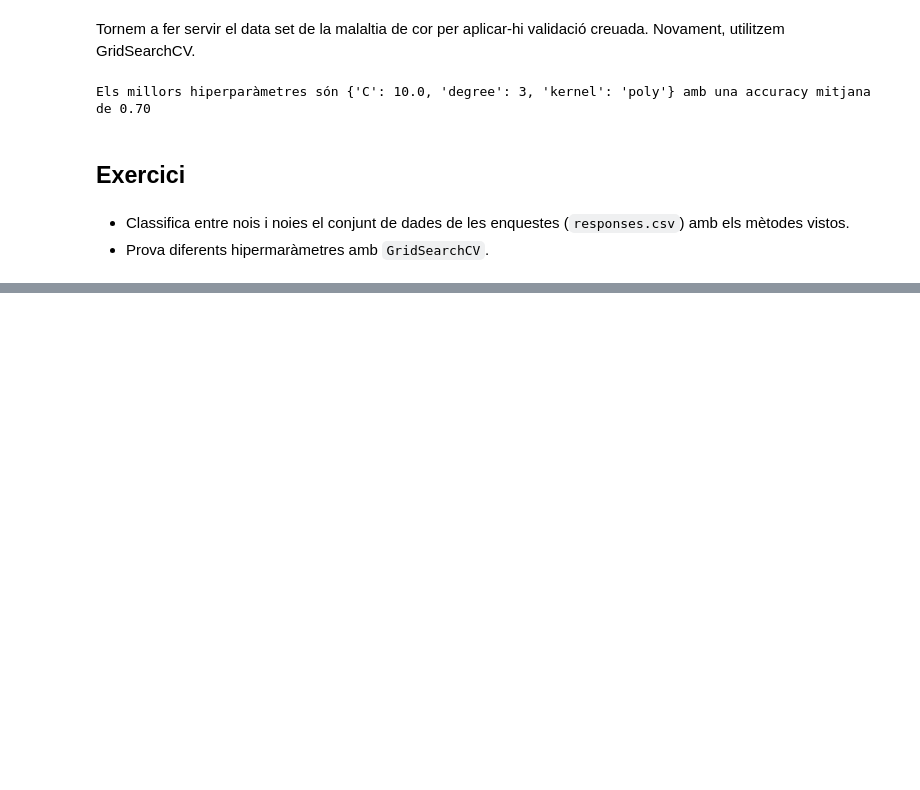
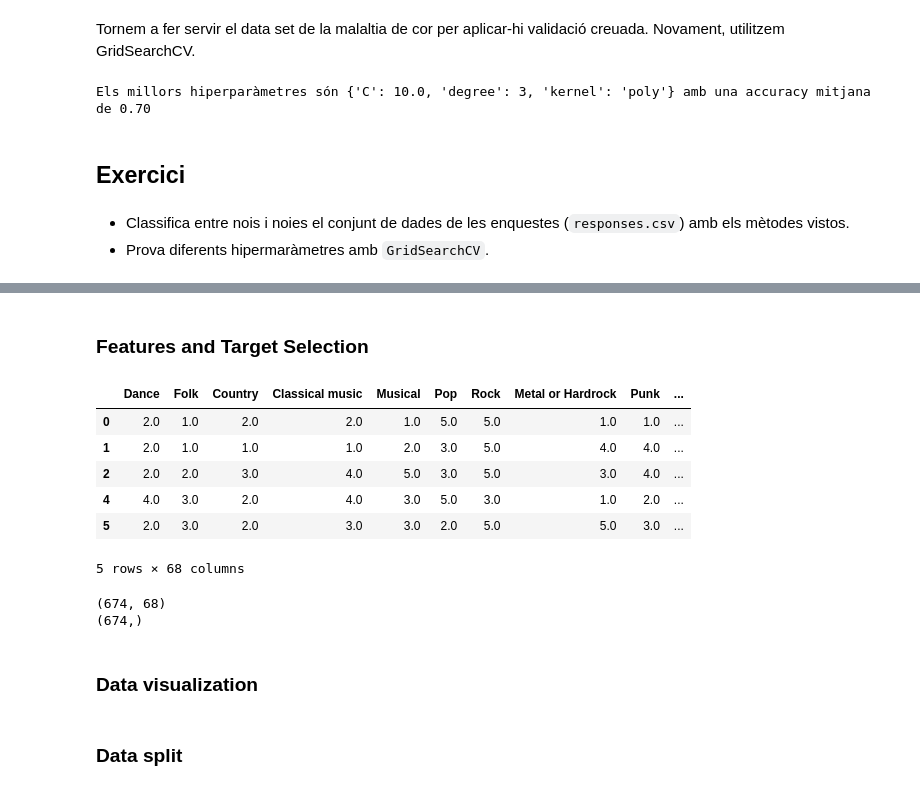
Before and after one commit to ryshng/Jedi-UPC, a Jupyter notebook: MachineLearning/S4-Classificació-SVM-KNN.ipynb, the cells around one changed output, grey strips where cells are left out. Saved outputs shown, nothing was run; the diff lists cells and outputs as text; code cells hidden in the pictures; blank space fills up the shorter version.

```diff
--- a/MachineLearning/S4-Classificació-SVM-KNN.ipynb
+++ b/MachineLearning/S4-Classificació-SVM-KNN.ipynb
@@ -860,9 +879,18 @@ Els millors hiperparàmetres són {'C': 10.0, 'degree': 3, 'kernel': 'poly'} amb
+# %% [markdown]
+### Features and Target Selection
 # %%
-df = pd.read_csv('responses.csv').dropna()
 Xmusic = df.iloc[:,2:19]
 Xmovies = df.iloc[:,20:31]
 Xsubjects = df.iloc[:,32:63]
 Xphobias = df.iloc[:,64:73]
 X = pd.concat([Xmusic, Xmovies, Xsubjects, Xphobias], axis = 1, sort = False)
 Y = df['Gender']
 X.head()
+# %% [output]
+|  | Dance | Folk | Country | Classical music | Musical | Pop | Rock | Metal or Hardrock | Punk | ... |
+| 0 | 2.0 | 1.0 | 2.0 | 2.0 | 1.0 | 5.0 | 5.0 | 1.0 | 1.0 | ... |
+| 1 | 2.0 | 1.0 | 1.0 | 1.0 | 2.0 | 3.0 | 5.0 | 4.0 | 4.0 | ... |
+| 2 | 2.0 | 2.0 | 3.0 | 4.0 | 5.0 | 3.0 | 5.0 | 3.0 | 4.0 | ... |
+| 4 | 4.0 | 3.0 | 2.0 | 4.0 | 3.0 | 5.0 | 3.0 | 1.0 | 2.0 | ... |
+| 5 | 2.0 | 3.0 | 2.0 | 3.0 | 3.0 | 2.0 | 5.0 | 5.0 | 3.0 | ... |
+5 rows × 68 columns
@@ -871,2 +897,12 @@ X.shape
+# %%
+print(X.shape)
+print(Y.shape)
+# %% [output]
+(674, 68)
+(674,)
+# %% [markdown]
+### Data visualization
+# %% [markdown]
+### Data split
 # %%
 X_train, X_test, Y_train, Y_test = train_test_split(X, Y, test_size = 0.25, random_state = 7)
```
Also changed, not shown: parts of 6 cells of this notebook.
